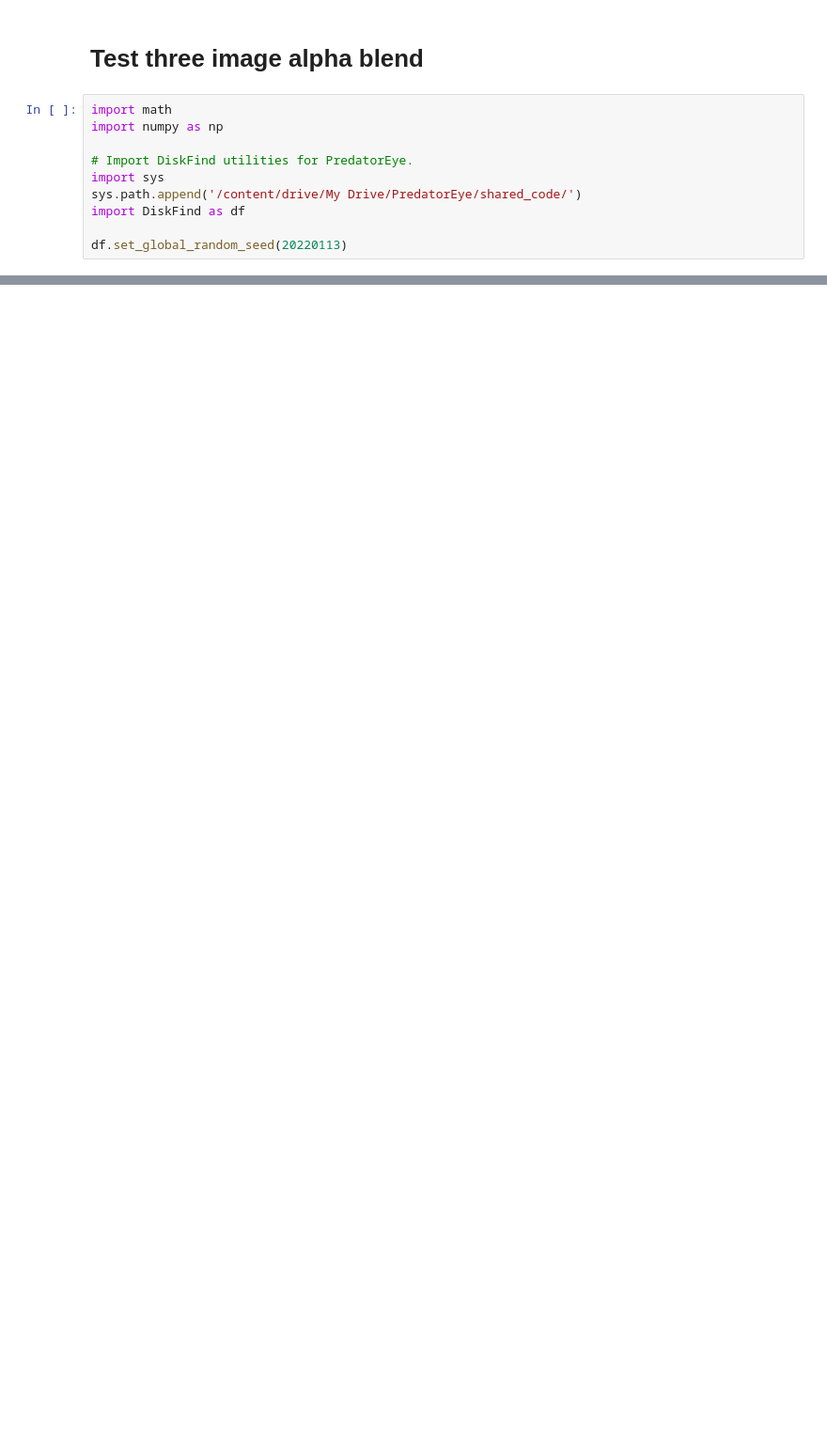
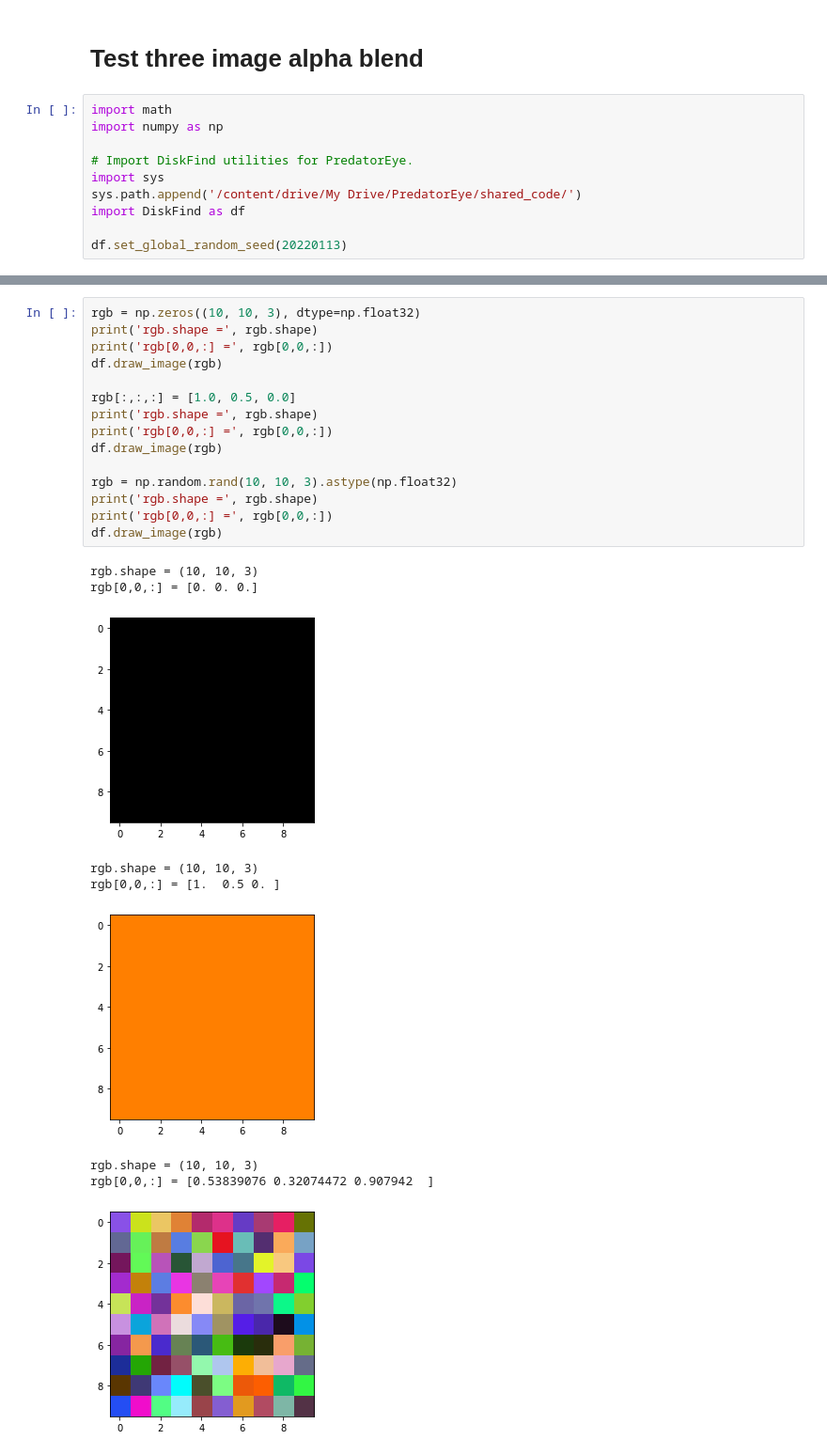
Before and after one commit to cwreynolds/PredatorEye, a Jupyter notebook: ThreeImageSoftMatte.ipynb, the cells around one changed output, grey strips where cells are left out. Shown at 94% size. Drawn from its saved outputs; the diff is of its cells as text; blank space fills up the shorter version.

```diff
--- a/ThreeImageSoftMatte.ipynb
+++ b/ThreeImageSoftMatte.ipynb
@@ -145,0 +146,25 @@ matte[0,0,:] = [0.6663602]
+# %%
+rgb = np.zeros((10, 10, 3), dtype=np.float32)
+print('rgb.shape =', rgb.shape)
+print('rgb[0,0,:] =', rgb[0,0,:])
+df.draw_image(rgb)
+
+rgb[:,:,:] = [1.0, 0.5, 0.0]
+print('rgb.shape =', rgb.shape)
+print('rgb[0,0,:] =', rgb[0,0,:])
+df.draw_image(rgb)
+
+rgb = np.random.rand(10, 10, 3).astype(np.float32)
+print('rgb.shape =', rgb.shape)
+print('rgb[0,0,:] =', rgb[0,0,:])
+df.draw_image(rgb)
+# %% [output]
+rgb.shape = (10, 10, 3)
+rgb[0,0,:] = [0. 0. 0.]
+[figure, added]
+rgb.shape = (10, 10, 3)
+rgb[0,0,:] = [1.  0.5 0. ]
+[figure, added]
+rgb.shape = (10, 10, 3)
+rgb[0,0,:] = [0.53839076 0.32074472 0.907942  ]
+[figure, added]
```
Also changed, not shown: parts of 6 cells of this notebook.
